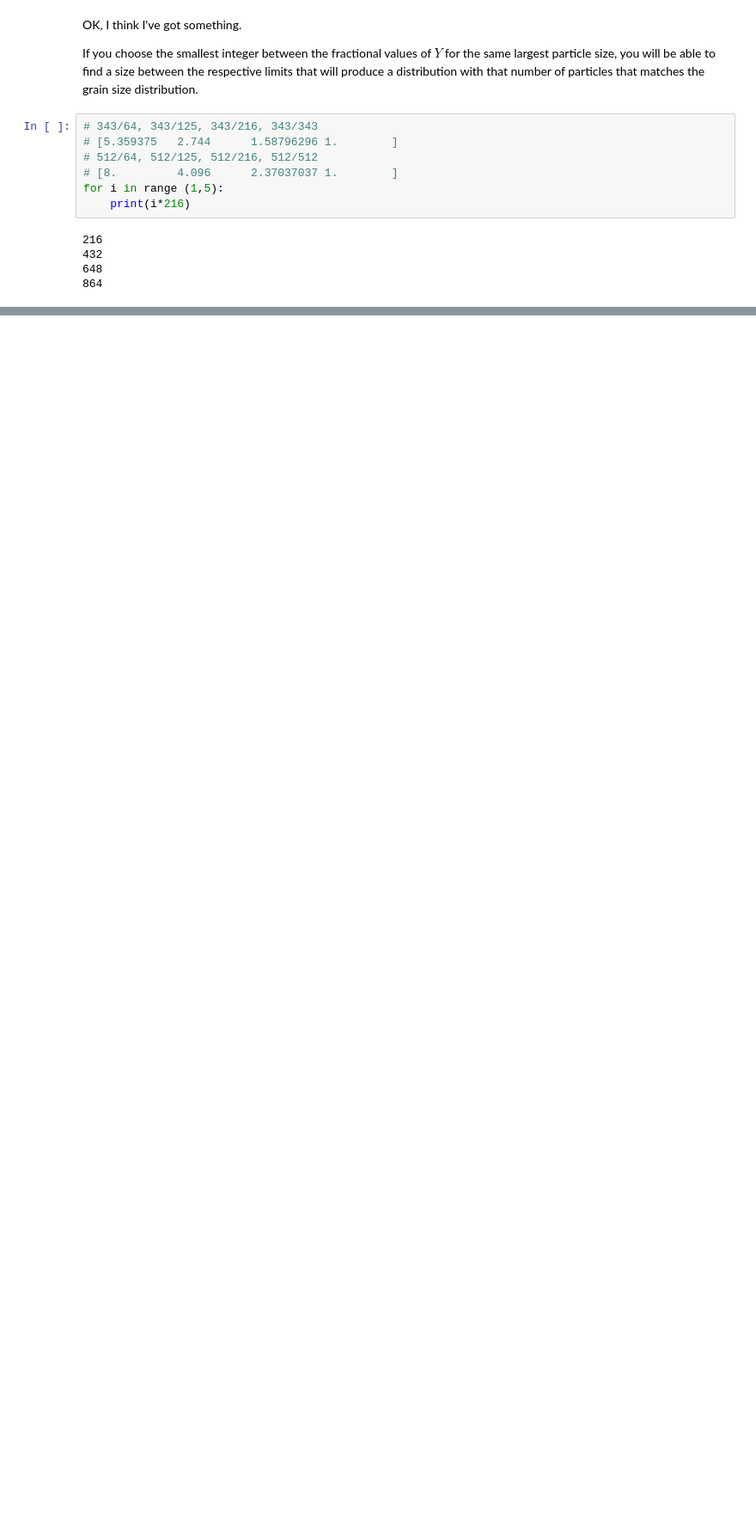
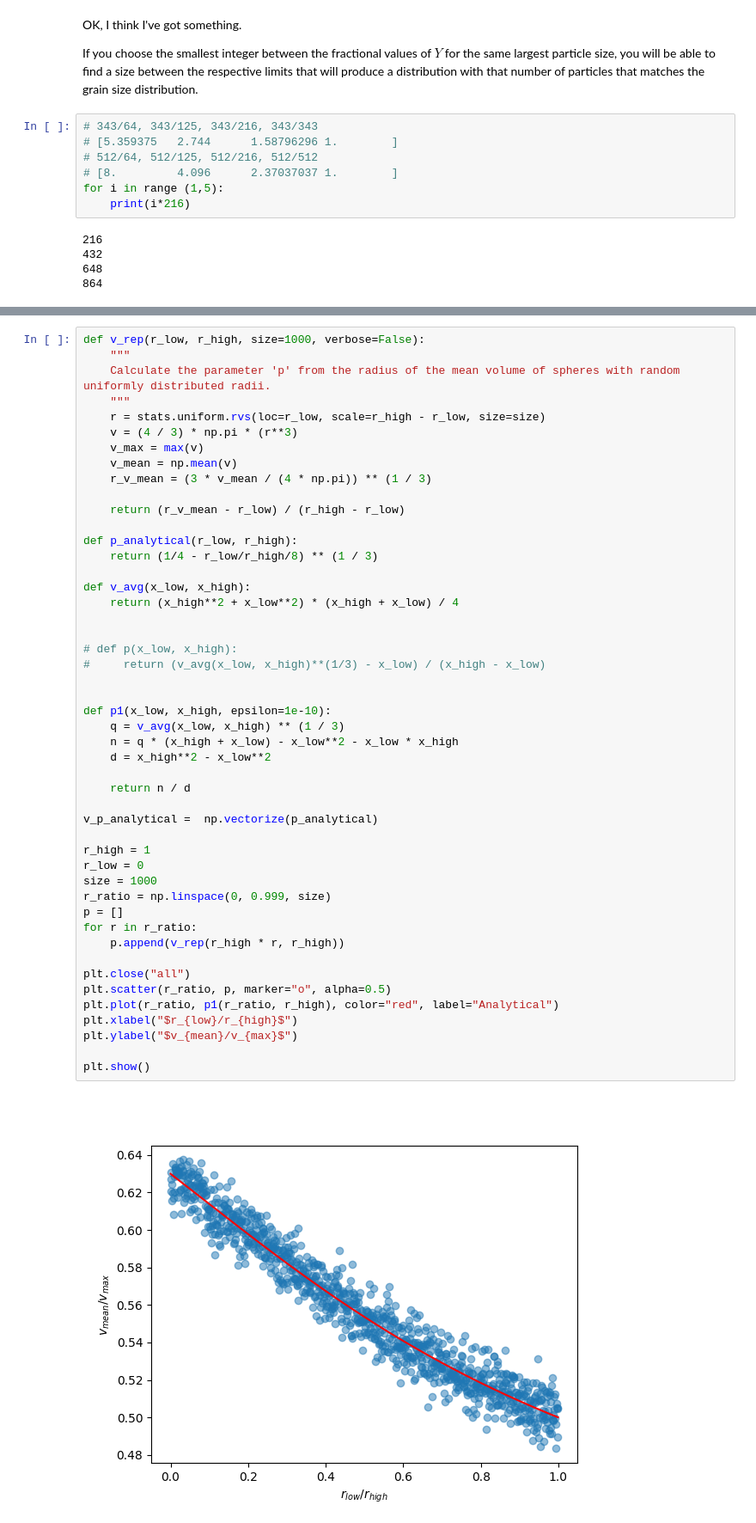
Before and after one commit to lornearnold/discrete_analytical_mech, a Jupyter notebook: asdf.ipynb, the cells around one changed output, grey strips where cells are left out. Shown: that part at 86% size. Cells and saved outputs as stored; diff of their text form; blank space fills up the shorter version.

```diff
--- a/asdf.ipynb
+++ b/asdf.ipynb
@@ -128,0 +111,50 @@ for i in range (1,5):
+# %%
+def v_rep(r_low, r_high, size=1000, verbose=False):
+    """
+    Calculate the parameter 'p' from the radius of the mean volume of spheres with random uniformly distributed radii.
+    """
+    r = stats.uniform.rvs(loc=r_low, scale=r_high - r_low, size=size)
+    v = (4 / 3) * np.pi * (r**3)
+    v_max = max(v)
+    v_mean = np.mean(v)
+    r_v_mean = (3 * v_mean / (4 * np.pi)) ** (1 / 3)
+
+    return (r_v_mean - r_low) / (r_high - r_low)
+
+def p_analytical(r_low, r_high):
+    return (1/4 - r_low/r_high/8) ** (1 / 3)
+
+def v_avg(x_low, x_high):
+    return (x_high**2 + x_low**2) * (x_high + x_low) / 4
+
+
+# def p(x_low, x_high):
+#     return (v_avg(x_low, x_high)**(1/3) - x_low) / (x_high - x_low)
+
+
+def p1(x_low, x_high, epsilon=1e-10):
+    q = v_avg(x_low, x_high) ** (1 / 3)
+    n = q * (x_high + x_low) - x_low**2 - x_low * x_high
+    d = x_high**2 - x_low**2
+
+    return n / d
+
+v_p_analytical =  np.vectorize(p_analytical)
+
+r_high = 1
+r_low = 0
+size = 1000
+r_ratio = np.linspace(0, 0.999, size)
+p = []
+for r in r_ratio:
+    p.append(v_rep(r_high * r, r_high))
+
+plt.close("all")
+plt.scatter(r_ratio, p, marker="o", alpha=0.5)
+plt.plot(r_ratio, p1(r_ratio, r_high), color="red", label="Analytical")
+plt.xlabel("$r_{low}/r_{high}$")
+plt.ylabel("$v_{mean}/v_{max}$")
+
+plt.show()
+# %% [output]
+[figure, added]
```
Also changed, not shown: parts of 8 cells of this notebook, 10 other files.
